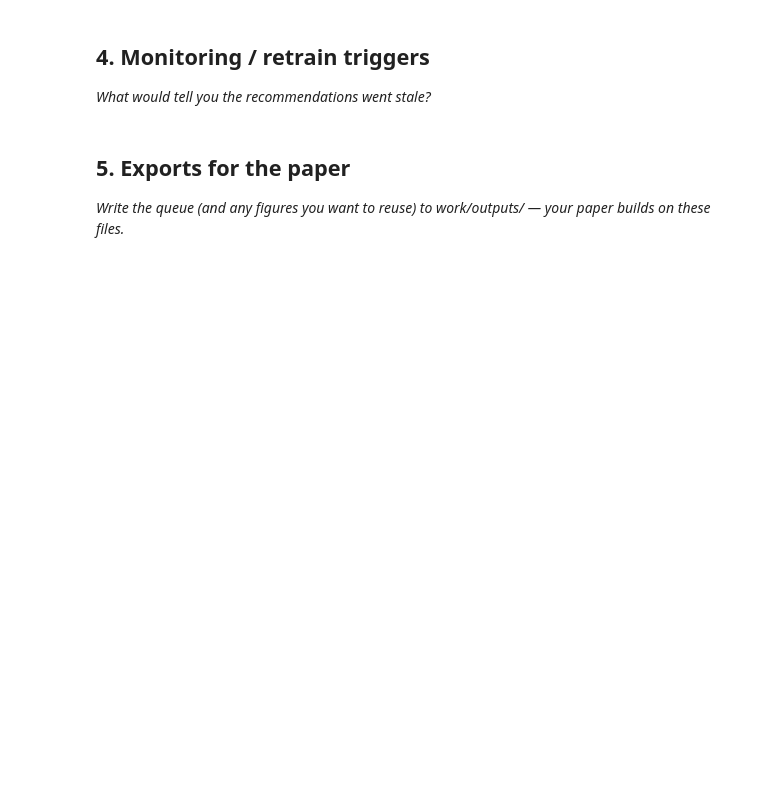
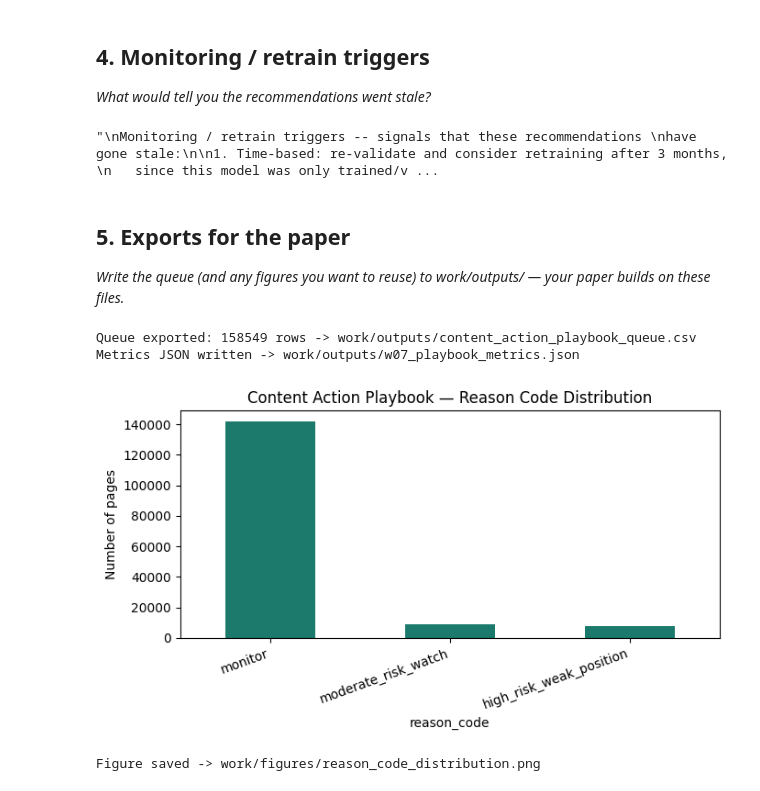
Before and after one commit to sarshadad-codeee/FlyRank_ML_Task1, a Jupyter notebook: work/notebooks/w07_action_playbook.ipynb, the cells around one changed output. Drawn from its saved outputs; the diff is of its cells as text; code cells hidden in the pictures; blank space fills up the shorter version.

```diff
--- a/work/notebooks/w07_action_playbook.ipynb
+++ b/work/notebooks/w07_action_playbook.ipynb
@@ -209,7 +243,84 @@ Where it stops being valid:
 ## 4. Monitoring / retrain triggers
 
 *What would tell you the recommendations went stale?*
+# %%
+"""
+Monitoring / retrain triggers -- signals that these recommendations
+have gone stale:
+
+1. Time-based: re-validate and consider retraining after 3 months,
+   since this model was only trained/validated on one March->April
+   2026 snapshot -- seasonal or algorithm shifts beyond this window are
+   unverified.
+2. Distribution drift: if the base rate of decline (currently observed
+   at 0.279) shifts substantially in a new month's data, that's a
+   signal the underlying pattern changed and the model needs
+   re-validation before continued use (per the Evidently data-drift
+   framing in this assignment's resources).
+3. Precision drop: if a spot-check of the top-50 queue on a new month's
+   data falls meaningfully below the validated 0.780 Precision@50,
+   that's a direct signal to retrain rather than keep using the current
+   model.
+4. Coverage drop: if the number of clients with usable data (currently
+   ~55 of 104) drops further, the model's real signal shrinks even if
+   its reported score looks stable -- worth tracking as a separate
+   health check, not just accuracy.
+5. Feature staleness: if FlyRank adds new observable signals (e.g.
+   engagement/scroll data becomes reliably available for more clients),
+   the feature set should be revisited rather than assumed to still be
+   the best available set.
+"""
+# %% [output]
+"\nMonitoring / retrain triggers -- signals that these recommendations \nhave gone stale:\n\n1. Time-based: re-validate and consider retraining after 3 months, \n   since this model was only trained/v ...
 # %% [markdown]
 ## 5. Exports for the paper
 
 *Write the queue (and any figures you want to reuse) to work/outputs/ — your paper builds on these files.*
+# %%
+import os
+import json
+
+os.makedirs("work/outputs", exist_ok=True)
+os.makedirs("work/figures", exist_ok=True)
+
+# Export the ranked queue CSV (stays out of git by design, per the CI leak-guard)
+export_cols = ["content_hash_id", "client_hash_id", "decline_risk_score",
+               "reason_code", "action", "march_clicks", "march_impressions",
+               "avg_position", "ctr"]
+ranked_queue[export_cols].to_csv("work/outputs/content_action_playbook_queue.csv", index=False)
+print(f"Queue exported: {len(ranked_queue)} rows -> work/outputs/content_action_playbook_queue.csv")
+
+# Export metrics JSON — the "receipts" the paper's numbers trace back to
+metrics = {
+    "model": "RandomForestClassifier",
+    "split_design": "GroupShuffleSplit by client_hash_id, test_size=0.3, random_state=42",
+    "base_rate_decline": float(y.mean()),
+    "precision_at_50_grouped_split": 0.780,
+    "precision_at_50_naive_random_split": 0.940,
+    "client_overlap_naive_split": 44,
+    "client_overlap_grouped_split": 0,
+    "reason_code_counts": ranked_queue["reason_code"].value_counts().to_dict(),
+    "total_rows_scored": len(ranked_queue),
+    "clients_with_usable_march_data": int(merged["client_hash_id"].nunique()),
+}
+with open("work/outputs/w07_playbook_metrics.json", "w") as f:
+    json.dump(metrics, f, indent=2)
+print("Metrics JSON written -> work/outputs/w07_playbook_metrics.json")
+# %% [output]
+Queue exported: 158549 rows -> work/outputs/content_action_playbook_queue.csv
+Metrics JSON written -> work/outputs/w07_playbook_metrics.json
+# %%
+import matplotlib.pyplot as plt
+
+fig, ax = plt.subplots(figsize=(7, 4))
+ranked_queue["reason_code"].value_counts().plot(kind="bar", ax=ax, color="#1B7A6B")
+ax.set_title("Content Action Playbook — Reason Code Distribution")
+ax.set_ylabel("Number of pages")
+plt.xticks(rotation=20, ha="right")
+plt.tight_layout()
+plt.savefig("work/figures/reason_code_distribution.png", dpi=150)
+plt.show()
+print("Figure saved -> work/figures/reason_code_distribution.png")
+# %% [output]
+[figure, added]
+Figure saved -> work/figures/reason_code_distribution.png
```
Also changed, not shown: parts of 7 cells of this notebook.
